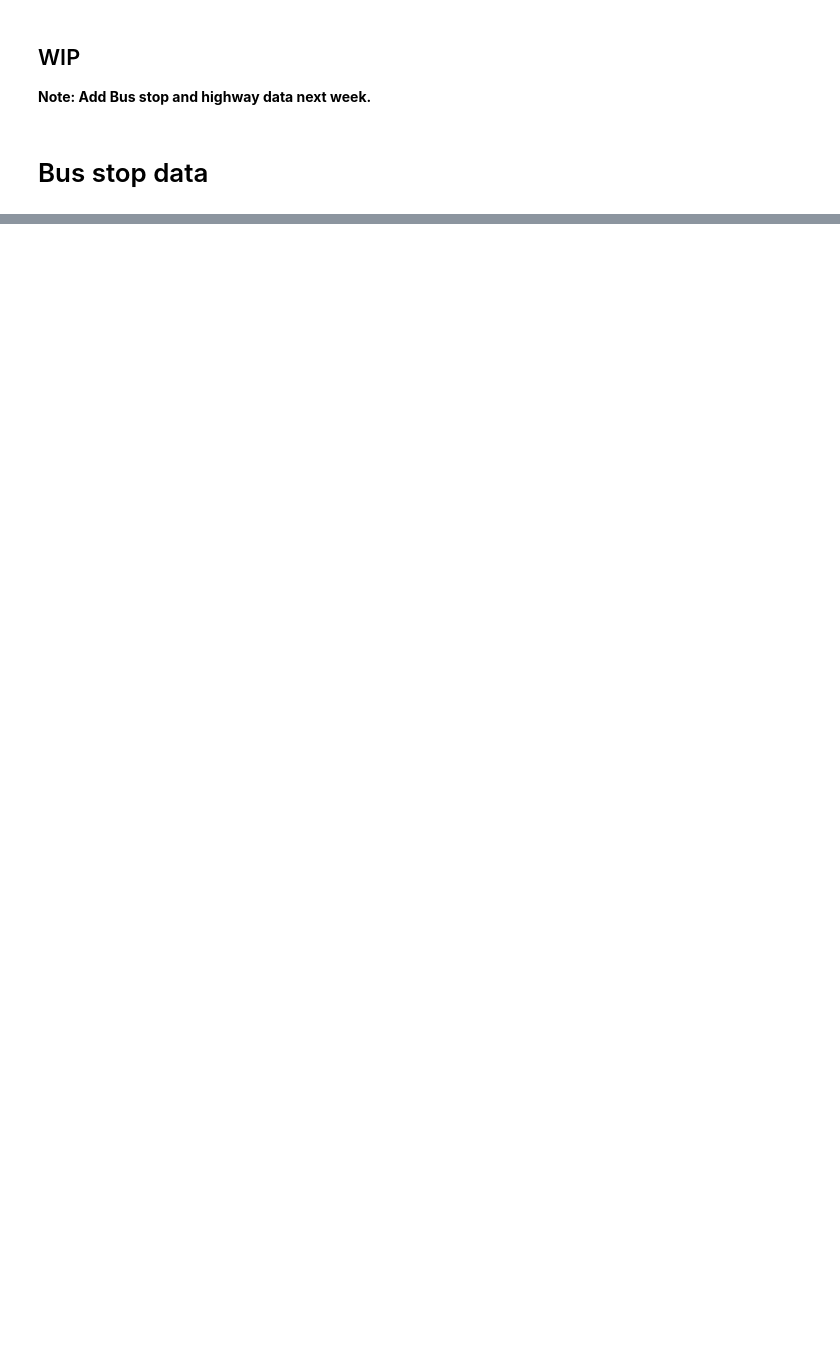
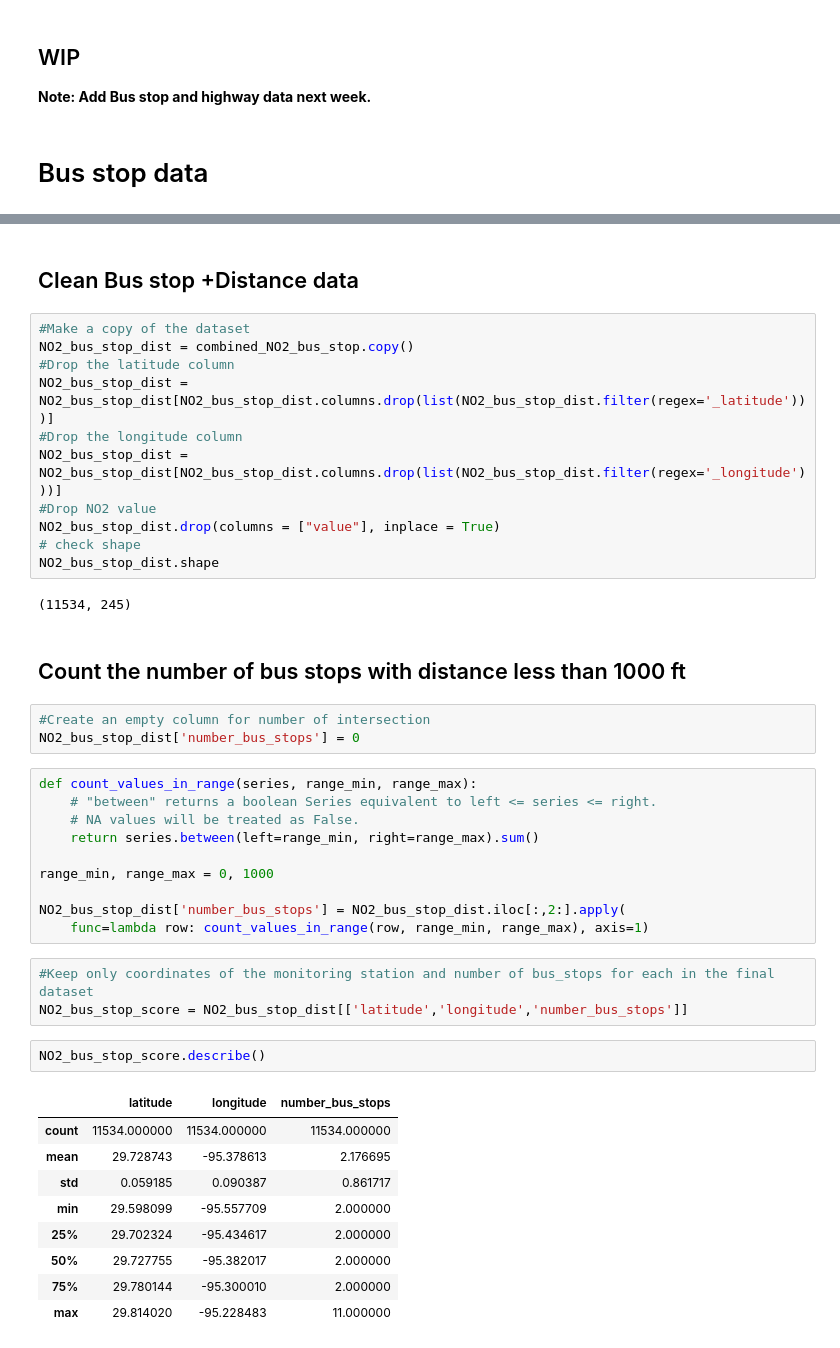
Before and after one commit to v4vigtory/Hyperlocal-Air-Quality-Prediction-in-Houston-neighborhoods, a Jupyter notebook: notebooks/cleaning/traffic_data.ipynb, the cells around one changed output, grey strips where cells are left out. Saved outputs shown, nothing was run; the diff lists cells and outputs as text; blank space fills up the shorter version.

```diff
--- a/notebooks/cleaning/traffic_data.ipynb
+++ b/notebooks/cleaning/traffic_data.ipynb
@@ -270,0 +383,45 @@ NO2_traffic_score.to_csv("../../data/cleaned/intersection_final.csv")
+# %% [markdown]
+## Clean Bus stop +Distance data
+# %%
+#Make a copy of the dataset
+NO2_bus_stop_dist = combined_NO2_bus_stop.copy()
+#Drop the latitude column
+NO2_bus_stop_dist = NO2_bus_stop_dist[NO2_bus_stop_dist.columns.drop(list(NO2_bus_stop_dist.filter(regex='_latitude')))]
+#Drop the longitude column
+NO2_bus_stop_dist = NO2_bus_stop_dist[NO2_bus_stop_dist.columns.drop(list(NO2_bus_stop_dist.filter(regex='_longitude')))]
+#Drop NO2 value
+NO2_bus_stop_dist.drop(columns = ["value"], inplace = True)
+# check shape
+NO2_bus_stop_dist.shape
+# %% [output]
+(11534, 245)
+# %% [markdown]
+## Count the number of bus stops with distance less than 1000 ft
+# %%
+#Create an empty column for number of intersection
+NO2_bus_stop_dist['number_bus_stops'] = 0
+# %%
+def count_values_in_range(series, range_min, range_max):
+    # "between" returns a boolean Series equivalent to left <= series <= right.
+    # NA values will be treated as False.
+    return series.between(left=range_min, right=range_max).sum()
+
+range_min, range_max = 0, 1000
+
+NO2_bus_stop_dist['number_bus_stops'] = NO2_bus_stop_dist.iloc[:,2:].apply(
+    func=lambda row: count_values_in_range(row, range_min, range_max), axis=1)
+# %%
+#Keep only coordinates of the monitoring station and number of bus_stops for each in the final dataset
+NO2_bus_stop_score = NO2_bus_stop_dist[['latitude','longitude','number_bus_stops']]
+# %%
+NO2_bus_stop_score.describe()
+# %% [output]
+|  | latitude | longitude | number_bus_stops |
+| count | 11534.000000 | 11534.000000 | 11534.000000 |
+| mean | 29.728743 | -95.378613 | 2.176695 |
+| std | 0.059185 | 0.090387 | 0.861717 |
+| min | 29.598099 | -95.557709 | 2.000000 |
+| 25% | 29.702324 | -95.434617 | 2.000000 |
+| 50% | 29.727755 | -95.382017 | 2.000000 |
+| 75% | 29.780144 | -95.300010 | 2.000000 |
+| max | 29.814020 | -95.228483 | 11.000000 |
```
Also changed, not shown: parts of 26 cells of this notebook.
